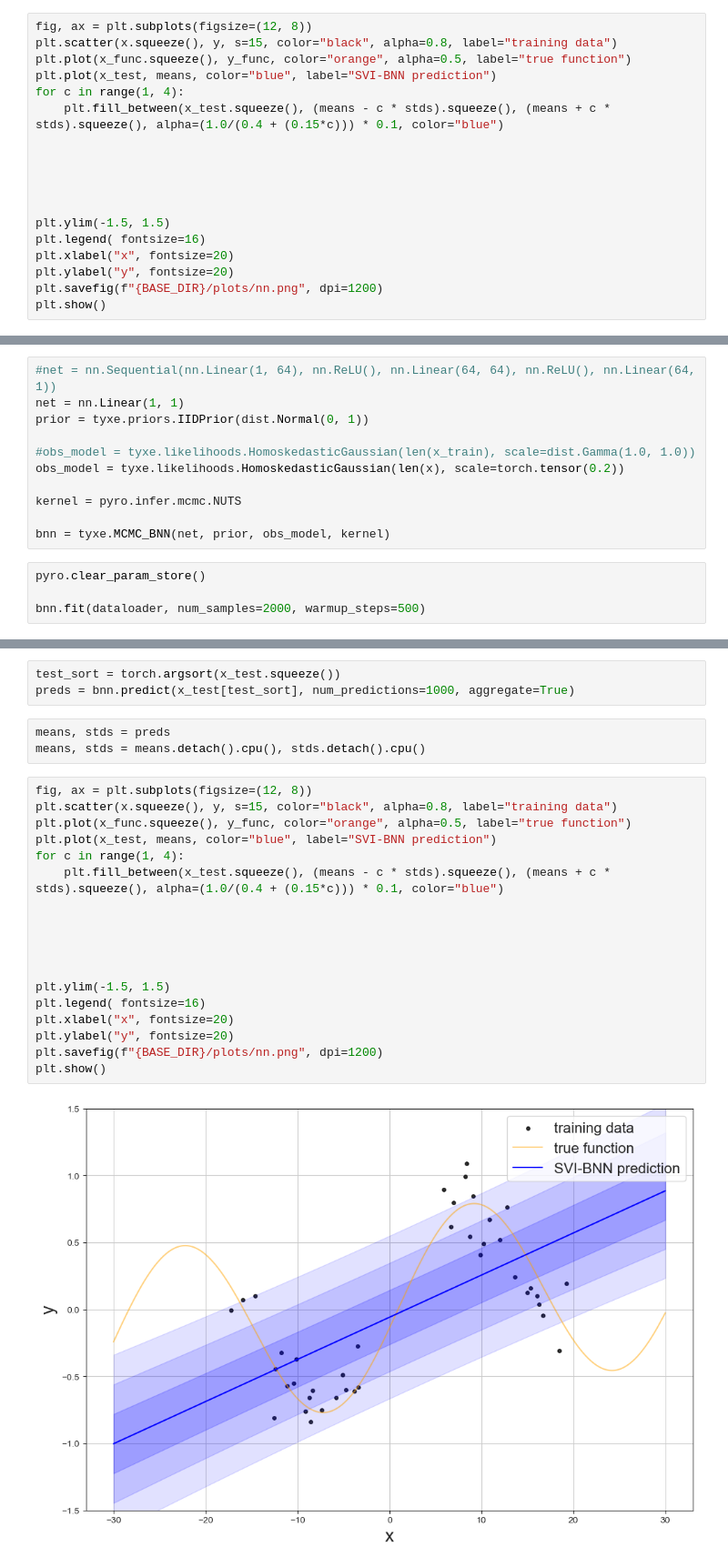
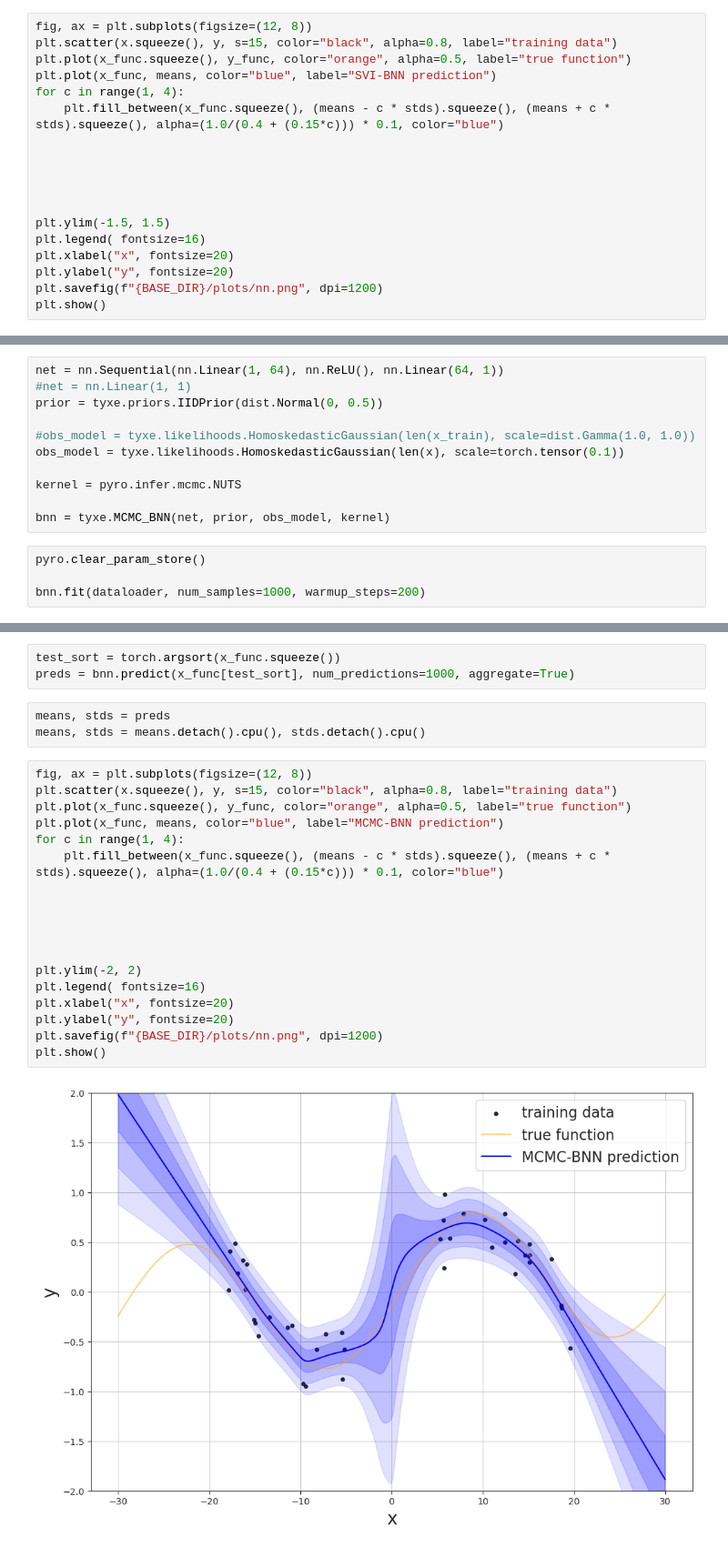
Before and after one commit to alvarhonsi/master-pipeline, a Jupyter notebook: thesis-plots/bnn-vs-nn.ipynb, the cells around one changed output, grey strips where cells are left out. Shown at 91% size. Saved outputs shown, nothing was run; the diff lists cells and outputs as text.

Commit message:
plots and temp res

```diff
--- a/thesis-plots/bnn-vs-nn.ipynb
+++ b/thesis-plots/bnn-vs-nn.ipynb
@@ -154,9 +154,9 @@ means, stds = means.detach().cpu(), stds.detach().cpu()
 fig, ax = plt.subplots(figsize=(12, 8))
 plt.scatter(x.squeeze(), y, s=15, color="black", alpha=0.8, label="training data")
 plt.plot(x_func.squeeze(), y_func, color="orange", alpha=0.5, label="true function")
-plt.plot(x_test, means, color="blue", label="SVI-BNN prediction")
+plt.plot(x_func, means, color="blue", label="SVI-BNN prediction")
 for c in range(1, 4):
-    plt.fill_between(x_test.squeeze(), (means - c * stds).squeeze(), (means + c * stds).squeeze(), alpha=(1.0/(0.4 + (0.15*c))) * 0.1, color="blue")
+    plt.fill_between(x_func.squeeze(), (means - c * stds).squeeze(), (means + c * stds).squeeze(), alpha=(1.0/(0.4 + (0.15*c))) * 0.1, color="blue")
 
 
 
@@ -177,10 +177,10 @@ plt.show()
 # %%
-#net = nn.Sequential(nn.Linear(1, 64), nn.ReLU(), nn.Linear(64, 64), nn.ReLU(), nn.Linear(64, 1))
-net = nn.Linear(1, 1)
-prior = tyxe.priors.IIDPrior(dist.Normal(0, 1))
+net = nn.Sequential(nn.Linear(1, 64), nn.ReLU(), nn.Linear(64, 1))
+#net = nn.Linear(1, 1)
+prior = tyxe.priors.IIDPrior(dist.Normal(0, 0.5))
 
 #obs_model = tyxe.likelihoods.HomoskedasticGaussian(len(x_train), scale=dist.Gamma(1.0, 1.0))
-obs_model = tyxe.likelihoods.HomoskedasticGaussian(len(x), scale=torch.tensor(0.2))
+obs_model = tyxe.likelihoods.HomoskedasticGaussian(len(x), scale=torch.tensor(0.1))
 
 kernel = pyro.infer.mcmc.NUTS
 
@@ -188,32 +188,32 @@ bnn = tyxe.MCMC_BNN(net, prior, obs_model, kernel)
 # %%
 pyro.clear_param_store()
 
-bnn.fit(dataloader, num_samples=2000, warmup_steps=500)
+bnn.fit(dataloader, num_samples=1000, warmup_steps=200)
 # %% [output]
 <pyro.infer.mcmc.api.MCMC at 0x...>
 # %%
-test_sort = torch.argsort(x_test.squeeze())
-preds = bnn.predict(x_test[test_sort], num_predictions=1000, aggregate=True)
+test_sort = torch.argsort(x_func.squeeze())
+preds = bnn.predict(x_func[test_sort], num_predictions=1000, aggregate=True)
 # %%
 means, stds = preds
 means, stds = means.detach().cpu(), stds.detach().cpu()
 # %%
 fig, ax = plt.subplots(figsize=(12, 8))
 plt.scatter(x.squeeze(), y, s=15, color="black", alpha=0.8, label="training data")
 plt.plot(x_func.squeeze(), y_func, color="orange", alpha=0.5, label="true function")
-plt.plot(x_test, means, color="blue", label="SVI-BNN prediction")
+plt.plot(x_func, means, color="blue", label="MCMC-BNN prediction")
 for c in range(1, 4):
-    plt.fill_between(x_test.squeeze(), (means - c * stds).squeeze(), (means + c * stds).squeeze(), alpha=(1.0/(0.4 + (0.15*c))) * 0.1, color="blue")
+    plt.fill_between(x_func.squeeze(), (means - c * stds).squeeze(), (means + c * stds).squeeze(), alpha=(1.0/(0.4 + (0.15*c))) * 0.1, color="blue")
 
 
 
 
 
-plt.ylim(-1.5, 1.5)
+plt.ylim(-2, 2)
 plt.legend( fontsize=16)
 plt.xlabel("x", fontsize=20)
 plt.ylabel("y", fontsize=20)
 plt.savefig(f"{BASE_DIR}/plots/nn.png", dpi=1200)
 plt.show()
 # %% [output]
-[figure, old version]
+[figure, new version]
```
Also changed, not shown: parts of 9 cells of this notebook, 8 other files.
